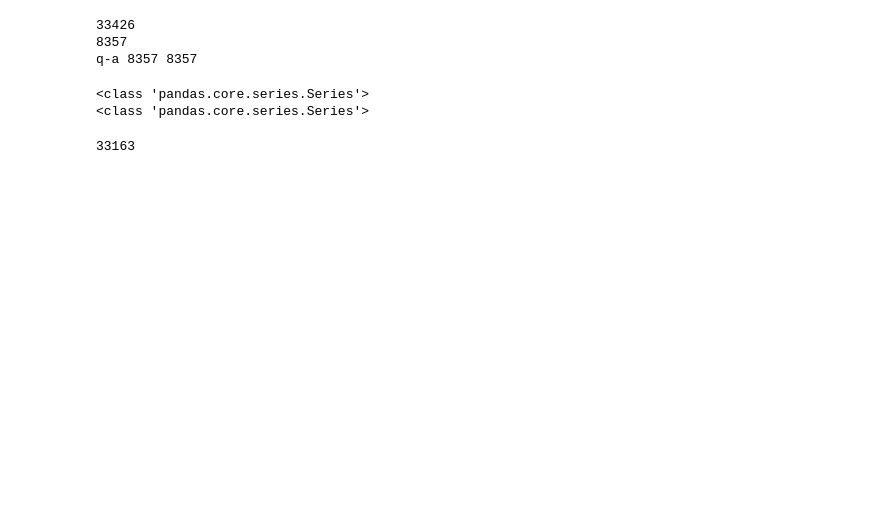
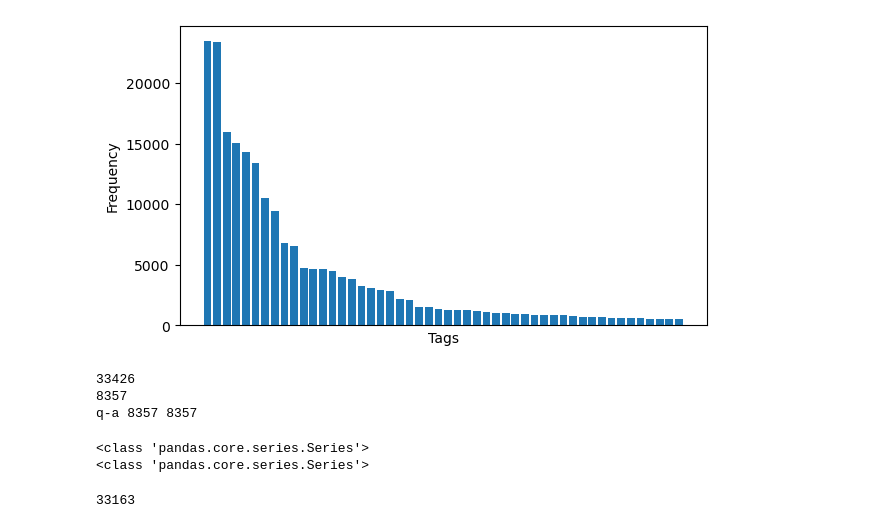
Before and after one commit to Y0t4n/Openstreetmap_Random_Forest, a Jupyter notebook: traintest.ipynb, the cells around one changed output. Drawn from its saved outputs; the diff is of its cells as text; code cells hidden in the pictures; blank space fills up the shorter version.

```diff
--- a/traintest.ipynb
+++ b/traintest.ipynb
@@ -119,3 +119,24 @@ plt.show()
+# %%
+counts = Counter(tag_freq)
+top_items = counts.most_common(50)
+
+# Unpack into separate lists
+items, values = zip(*top_items)
+
+#items, values = zip(*counts.most_common())
+
+# Plot
+plt.bar(items, values)
+plt.xlabel('Tags')
+plt.ylabel('Frequency')
+#plt.title('Histogram of Item Frequencies')
+plt.xticks(rotation=45)
+plt.tight_layout()
+plt.xticks([])
+#plt.yscale("log")
+plt.show()
+# %% [output]
+[figure, added]
 # %%
 final_train,  final_test = train_test_split(pois, test_size=0.2)
 print(len(final_train["tags"]))
```
Also changed, not shown: parts of 3 cells of this notebook, 18 other files.
